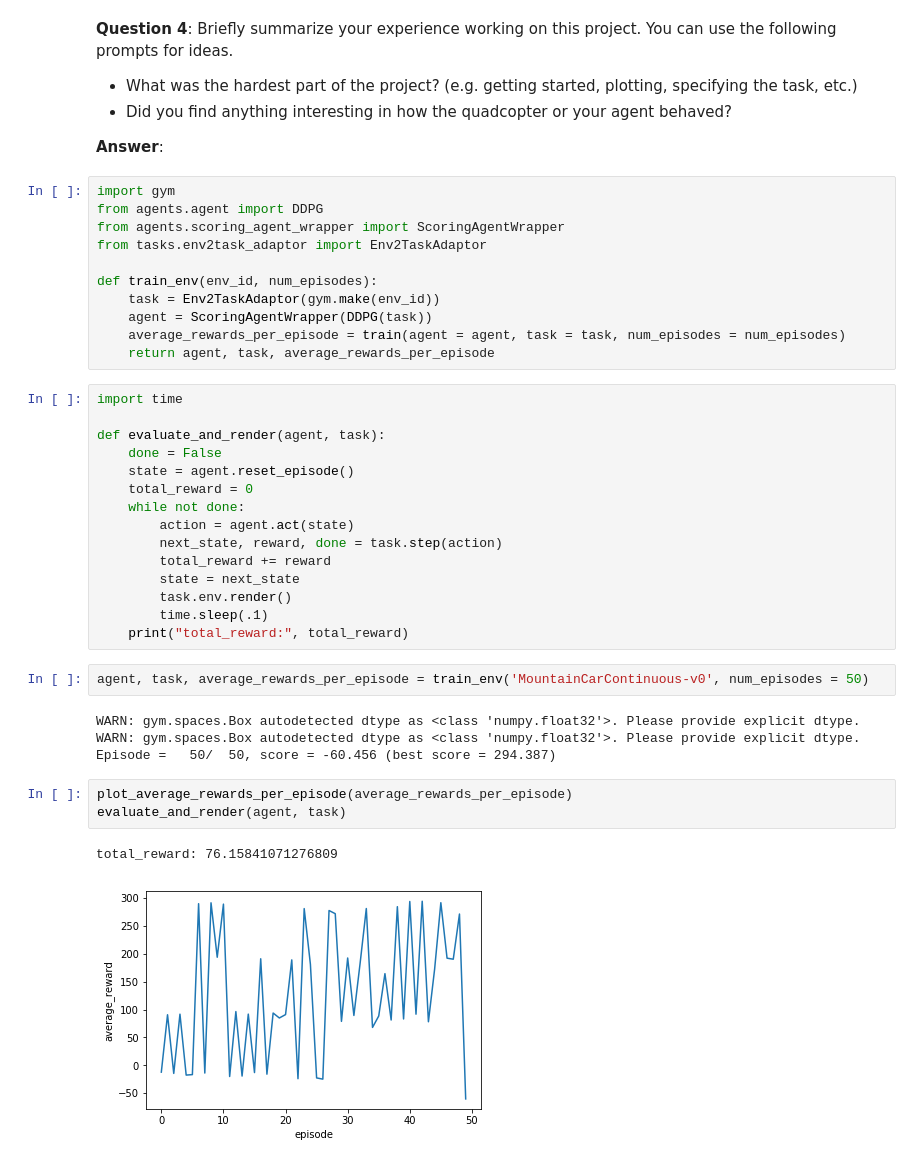
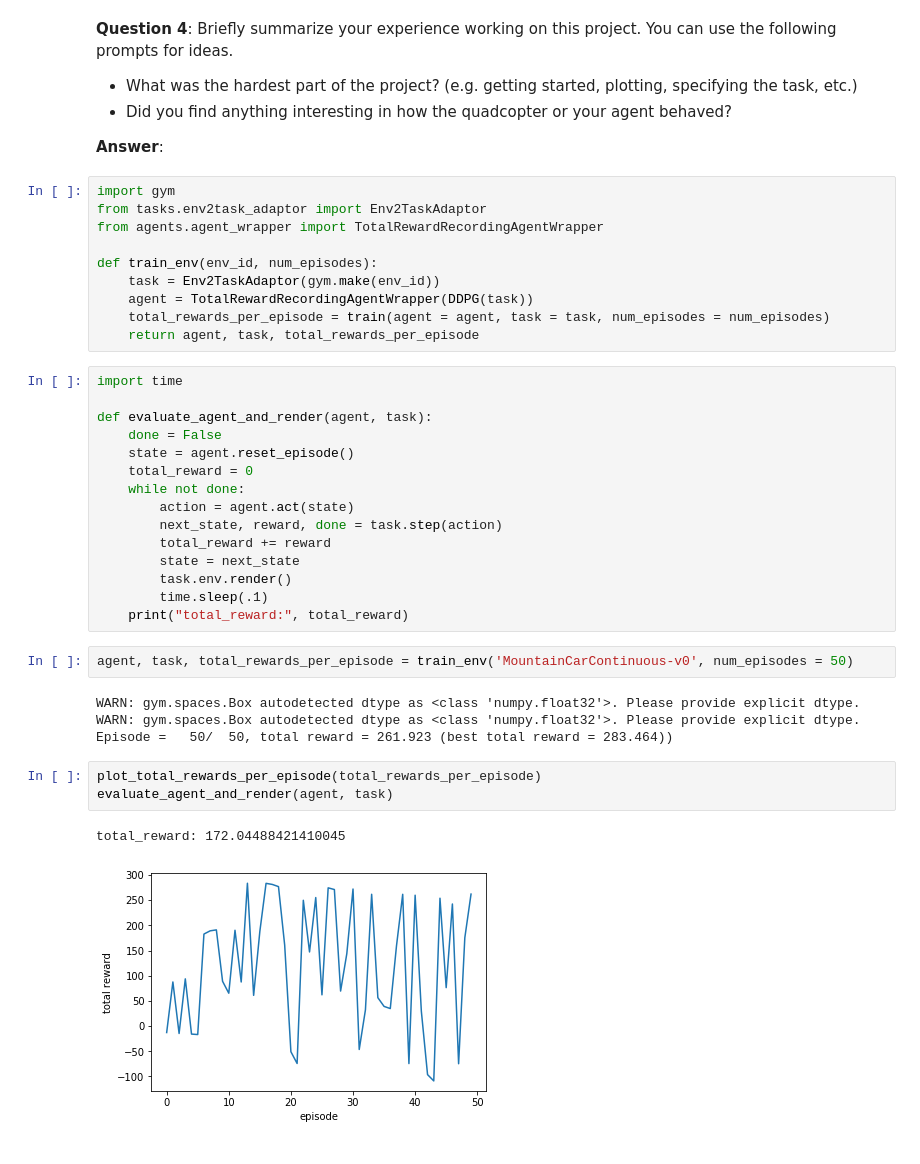
Before and after one commit to KnollFrank/RL-Quadcopter-2, a Jupyter notebook: Quadcopter_Project.ipynb, the cells around one changed output. Cells and saved outputs as stored; diff of their text form.

```diff
--- a/Quadcopter_Project.ipynb
+++ b/Quadcopter_Project.ipynb
@@ -303,19 +301,18 @@ plot_average_rewards_per_episode(average_rewards_per_episode)
 **Answer**:
 # %%
 import gym
-from agents.agent import DDPG
-from agents.scoring_agent_wrapper import ScoringAgentWrapper
 from tasks.env2task_adaptor import Env2TaskAdaptor
+from agents.agent_wrapper import TotalRewardRecordingAgentWrapper
 
 def train_env(env_id, num_episodes):
     task = Env2TaskAdaptor(gym.make(env_id))
-    agent = ScoringAgentWrapper(DDPG(task))
-    average_rewards_per_episode = train(agent = agent, task = task, num_episodes = num_episodes)
-    return agent, task, average_rewards_per_episode
+    agent = TotalRewardRecordingAgentWrapper(DDPG(task))
+    total_rewards_per_episode = train(agent = agent, task = task, num_episodes = num_episodes)
+    return agent, task, total_rewards_per_episode
 # %%
 import time
 
-def evaluate_and_render(agent, task):
+def evaluate_agent_and_render(agent, task):
     done = False
     state = agent.reset_episode()
     total_reward = 0
@@ -328,14 +325,14 @@ def evaluate_and_render(agent, task):
         time.sleep(.1)
     print("total_reward:", total_reward)
 # %%
-agent, task, average_rewards_per_episode = train_env('MountainCarContinuous-v0', num_episodes = 50)
+agent, task, total_rewards_per_episode = train_env('MountainCarContinuous-v0', num_episodes = 50)
 # %% [output]
 WARN: gym.spaces.Box autodetected dtype as <class 'numpy.float32'>. Please provide explicit dtype.
 WARN: gym.spaces.Box autodetected dtype as <class 'numpy.float32'>. Please provide explicit dtype.
-Episode =   50/  50, score = -60.456 (best score = 294.387)
+Episode =   50/  50, total reward = 261.923 (best total reward = 283.464))
-# %%
-plot_average_rewards_per_episode(average_rewards_per_episode)
-evaluate_and_render(agent, task)
-# %% [output]
-total_reward: 76.15841071276809
-[figure, removed]
+# %%
+plot_total_rewards_per_episode(total_rewards_per_episode)
+evaluate_agent_and_render(agent, task)
+# %% [output]
+total_reward: 172.04488421410045
+[figure, added]
```
Also changed, not shown: parts of 10 cells of this notebook, 2 other files.
